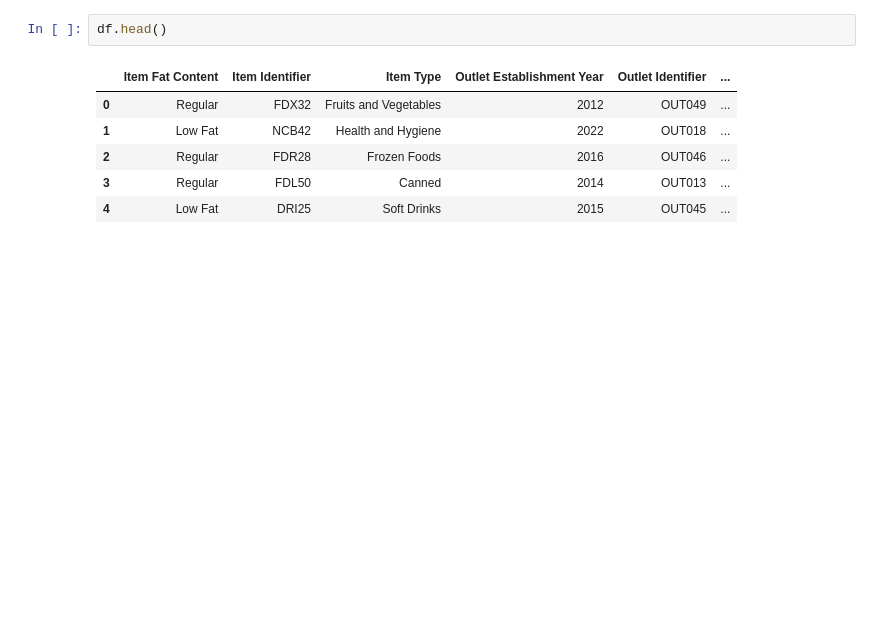
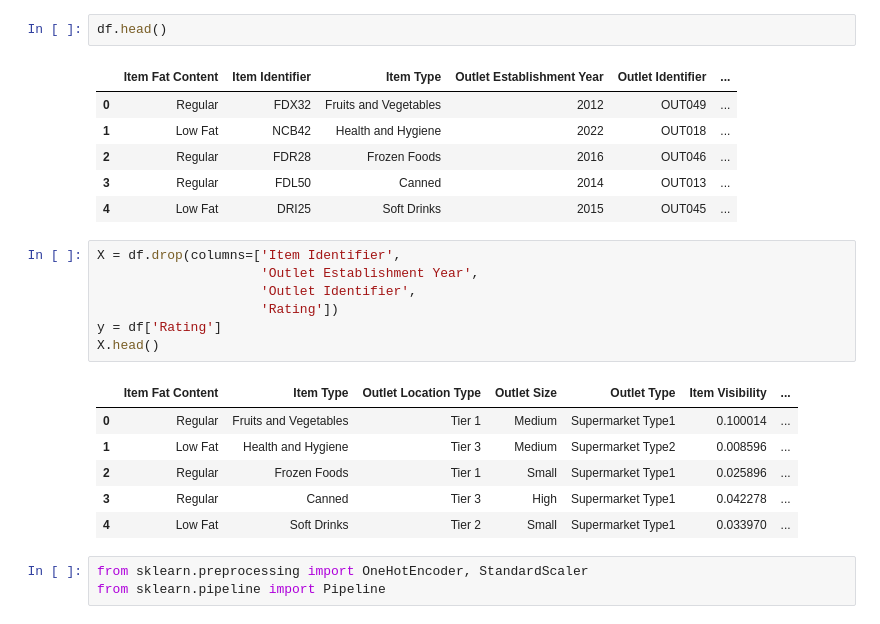
Before and after one commit to Chimmz/blinkit-sales-insights-and-rating-prediction, a Jupyter notebook: rating_prediction.ipynb, the cells around one changed output. Drawn from its saved outputs; the diff is of its cells as text; blank space fills up the shorter version.

```diff
--- a/rating_prediction.ipynb
+++ b/rating_prediction.ipynb
@@ -208,3 +212,20 @@ df.head()
 | 2 | Regular | FDR28 | Frozen Foods | 2016 | OUT046 | ... |
 | 3 | Regular | FDL50 | Canned | 2014 | OUT013 | ... |
 | 4 | Low Fat | DRI25 | Soft Drinks | 2015 | OUT045 | ... |
+# %%
+X = df.drop(columns=['Item Identifier',
+                     'Outlet Establishment Year',
+                     'Outlet Identifier',
+                     'Rating'])
+y = df['Rating']
+X.head()
+# %% [output]
+|  | Item Fat Content | Item Type | Outlet Location Type | Outlet Size | Outlet Type | Item Visibility | ... |
+| 0 | Regular | Fruits and Vegetables | Tier 1 | Medium | Supermarket Type1 | 0.100014 | ... |
+| 1 | Low Fat | Health and Hygiene | Tier 3 | Medium | Supermarket Type2 | 0.008596 | ... |
+| 2 | Regular | Frozen Foods | Tier 1 | Small | Supermarket Type1 | 0.025896 | ... |
+| 3 | Regular | Canned | Tier 3 | High | Supermarket Type1 | 0.042278 | ... |
+| 4 | Low Fat | Soft Drinks | Tier 2 | Small | Supermarket Type1 | 0.033970 | ... |
+# %%
+from sklearn.preprocessing import OneHotEncoder, StandardScaler
+from sklearn.pipeline import Pipeline
```
Also changed, not shown: parts of 10 cells of this notebook.
